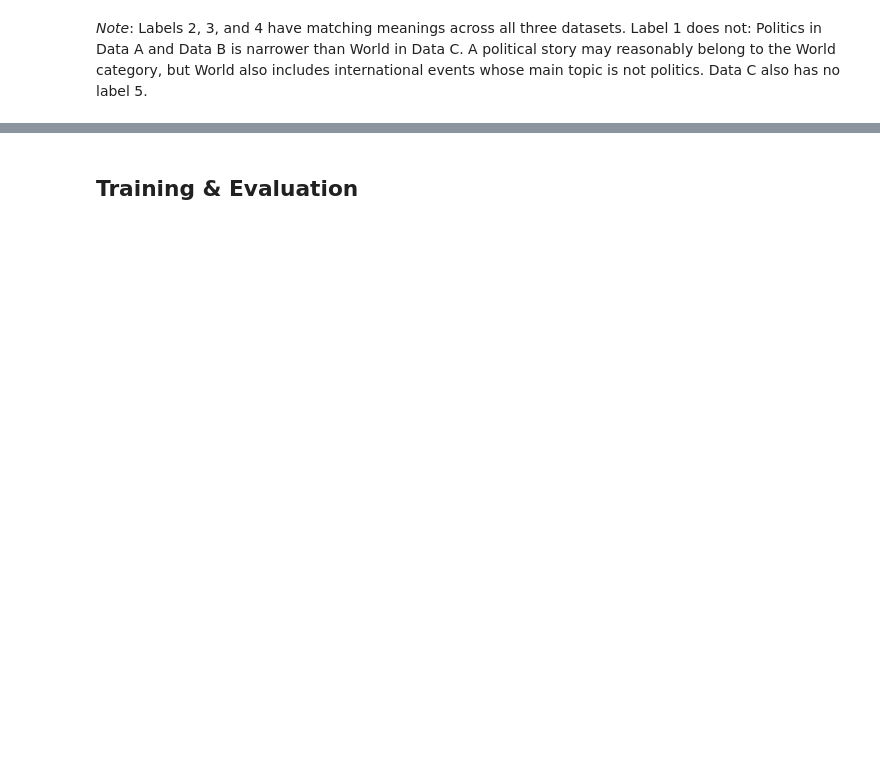
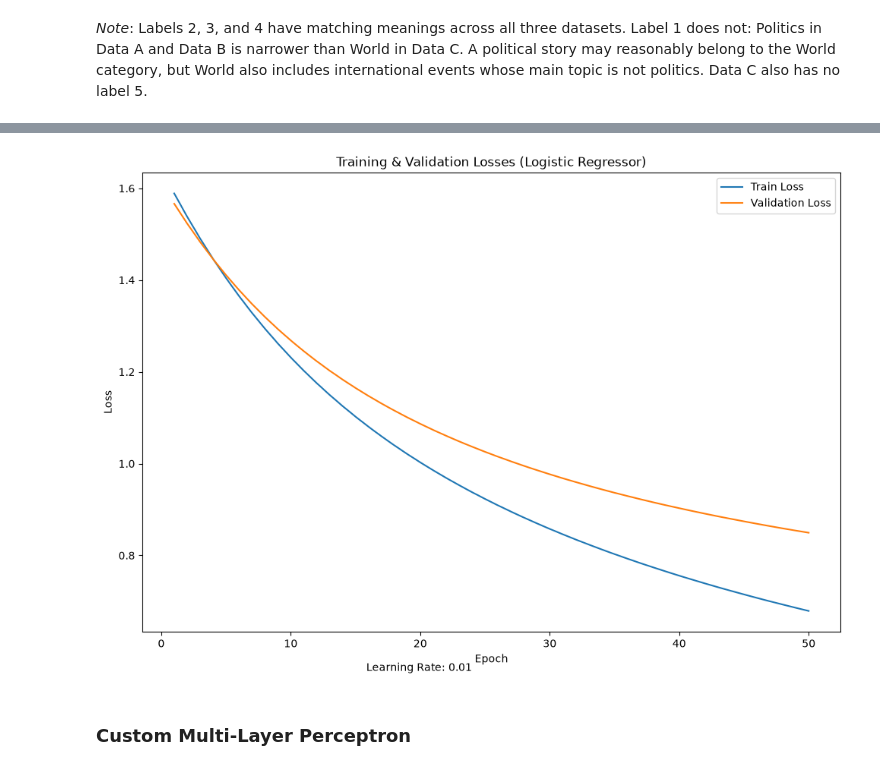
Before and after one commit to hotbox-works/News-Classification-Project, a Jupyter notebook: project1.ipynb, the cells around one changed output, grey strips where cells are left out. Saved outputs shown, nothing was run; the diff lists cells and outputs as text; code cells hidden in the pictures; blank space fills up the shorter version.

```diff
--- a/project1.ipynb
+++ b/project1.ipynb
@@ -99,0 +140,16 @@ _Note_: Labels 2, 3, and 4 have matching meanings across all three datasets. Lab
+# %%
+vectorizer = TfidfVectorizer()  # default ngram_range is unigram
+
+a_train_tfidf = vectorizer.fit_transform(a_train["Title"] + ' ' + a_train["Description"])
+a_val_tfidf = vectorizer.transform(a_val["Title"] + ' ' + a_val["Description"])
+
+a_train_tensor = torch.tensor(a_train_tfidf.toarray(), dtype=torch.float32)
+a_val_tensor = torch.tensor(a_val_tfidf.toarray(), dtype=torch.float32)
+print(a_train_tensor)
+print(a_val_tensor)
+
+# CrossEntropyLoss expects zero-indexed labels, so label - 1
+a_train_labels_tensor = torch.tensor((a_train["Label"] - 1).to_list(), dtype=torch.long)
+a_val_labels_tensor = torch.tensor((a_val["Label"] - 1).to_list(), dtype=torch.long)
+print(a_train_labels_tensor)
+print(a_val_labels_tensor)
@@ -99,0 +175,9 @@ _Note_: Labels 2, 3, and 4 have matching meanings across all three datasets. Lab
+# %%
+# Constants & Hyperparameters
+MAX_EPOCH = 50  # TODO: maybe we can do some early stopping during the training process
+LEARNING_RATE = 0.01
+# %%
+model = torch.nn.Linear(a_train_tensor.shape[1], labels.shape[0])
+
+criterion = nn.CrossEntropyLoss()
+optimizer = optim.SGD(model.parameters(), lr=LEARNING_RATE)
@@ -100 +247,24 @@ _Note_: Labels 2, 3, and 4 have matching meanings across all three datasets. Lab
+# %%
+plt.figure(figsize=(10, 7))
+
+EPOCHS = range(1, MAX_EPOCH + 1)
+
+plt.plot(EPOCHS, train_losses, label="Train Loss")
+plt.plot(EPOCHS, validation_losses, label="Validation Loss")
+
+plt.xlabel("Epoch")
+plt.ylabel("Loss")
+
+plt.title("Training & Validation Losses (Logistic Regressor)")
+
+plt.figtext(0.5, 0.01, f"Learning Rate: {LEARNING_RATE}", ha="right")
+
+plt.legend()
+
+plt.tight_layout()
+plt.show()
+# %% [output]
+[figure, added]
+# %% [markdown]
+### Custom Multi-Layer Perceptron
 # %%
@@ -109,8 +288,6 @@ class TheUltimateImpeccableNeuralNet(nn.Module):
 
     def forward(self, x):
         return self.layers(x)
-# %% [markdown]
-## Training & Evaluation
 # %%
 # Constants & Hyperparameters
 MAX_EPOCH = 20
```
Also changed, not shown: parts of 16 cells of this notebook.
